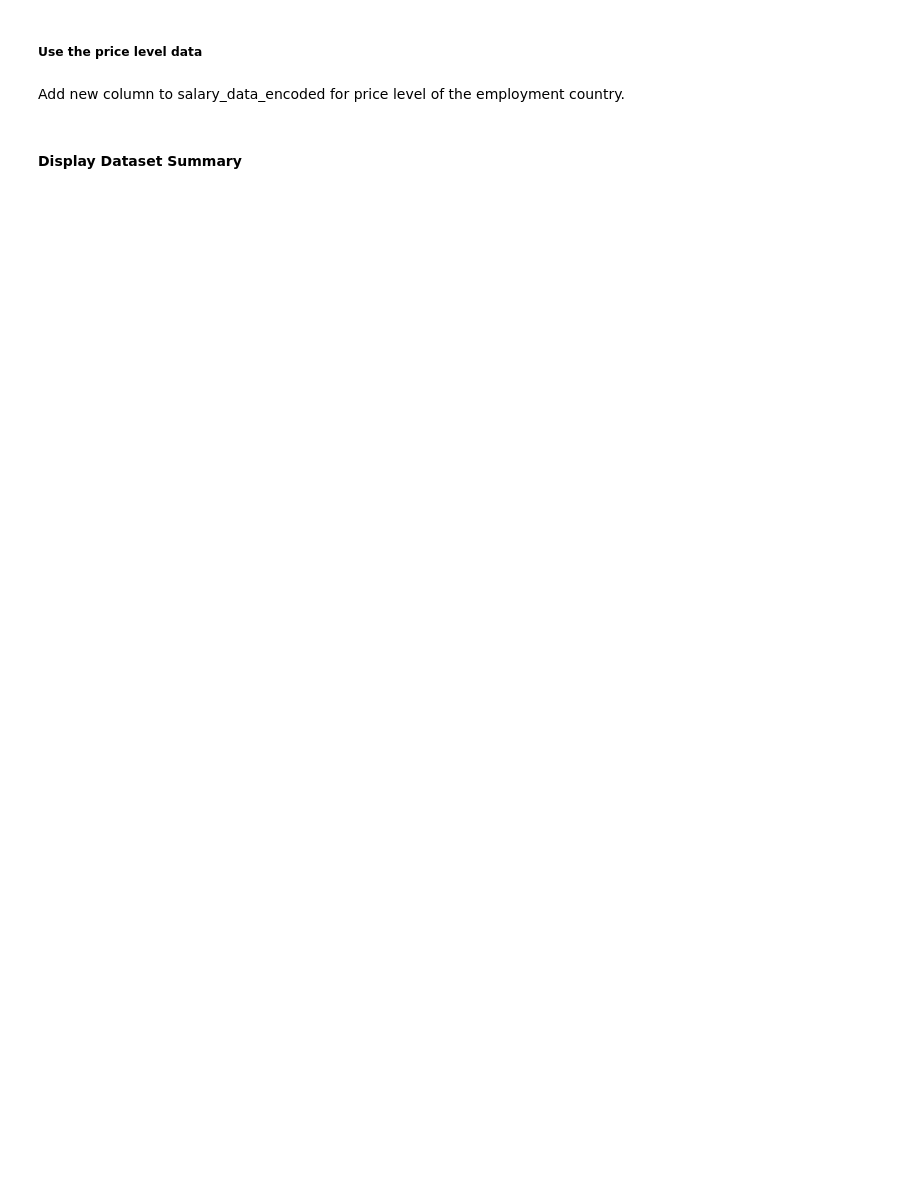
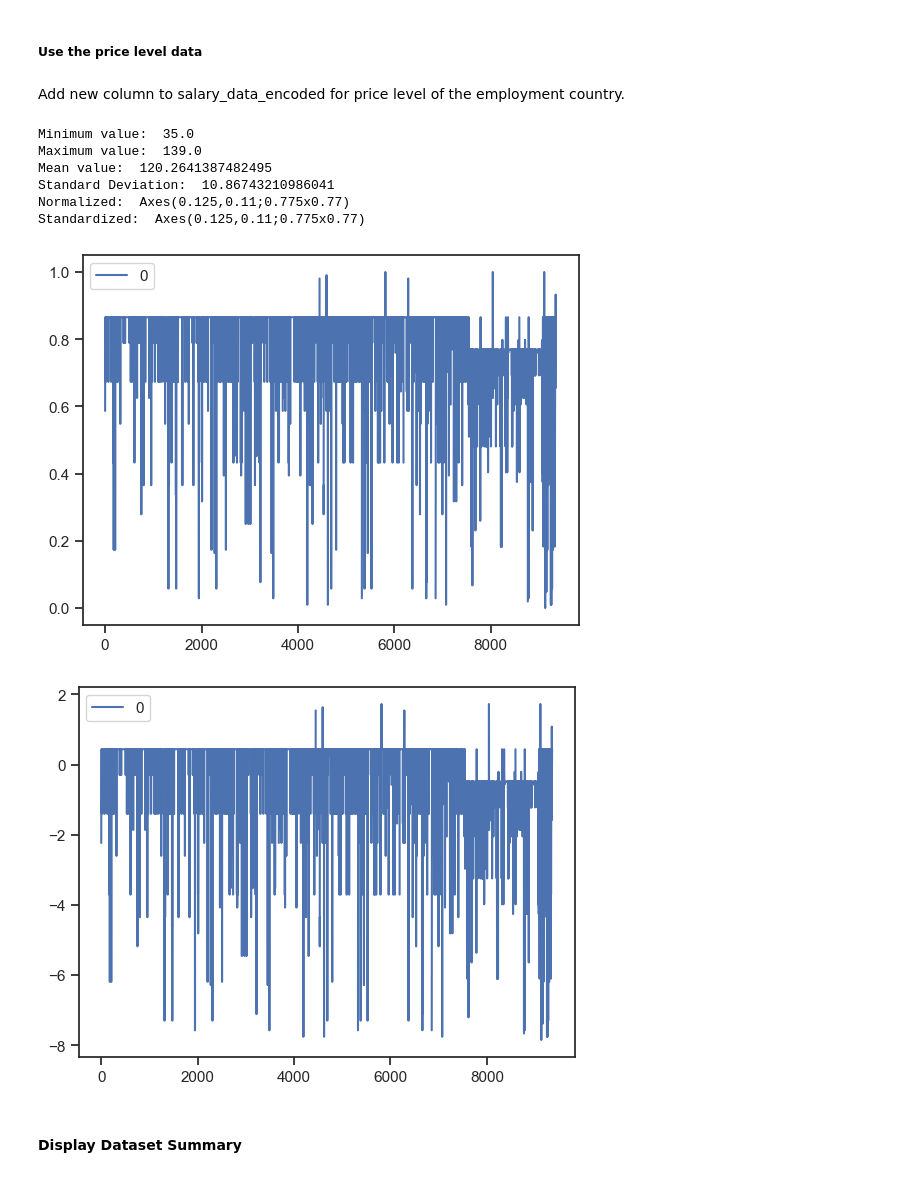
Before and after one commit to TheCrimsonNeV0/salary-data-project, a Jupyter notebook: project/report.ipynb, the cells around one changed output. Cells and saved outputs as stored; diff of their text form; code cells hidden in the pictures; blank space fills up the shorter version.

```diff
--- a/project/report.ipynb
+++ b/project/report.ipynb
@@ -590,0 +653,26 @@ salary_data_encoded = salary_data_encoded.assign(price_level_year = price_levels
+# %%
+np_price_levels = np.array(price_levels)
+
+min_value = np.nanmin(np_price_levels)
+print("Minimum value: ", min_value)
+max_value = np.nanmax(np_price_levels)
+print("Maximum value: ", max_value)
+normalized_price_levels = (np_price_levels - min_value) / (max_value - min_value)
+
+mean_value = np.nanmean(np_price_levels)
+print("Mean value: ", mean_value)
+std_dev = np.nanstd(np_price_levels)
+print("Standard Deviation: ", std_dev)
+standardized_price_levels = (np_price_levels - mean_value) / std_dev
+
+print("Normalized: ", pd.DataFrame(normalized_price_levels).plot())
+print("Standardized: ", pd.DataFrame(standardized_price_levels).plot())
+# %% [output]
+Minimum value:  35.0
+Maximum value:  139.0
+Mean value:  120.2641387482495
+Standard Deviation:  10.86743210986041
+Normalized:  Axes(0.125,0.11;0.775x0.77)
+Standardized:  Axes(0.125,0.11;0.775x0.77)
+[figure, added]
+[figure, added]
```
Also changed, not shown: parts of 27 cells of this notebook.
